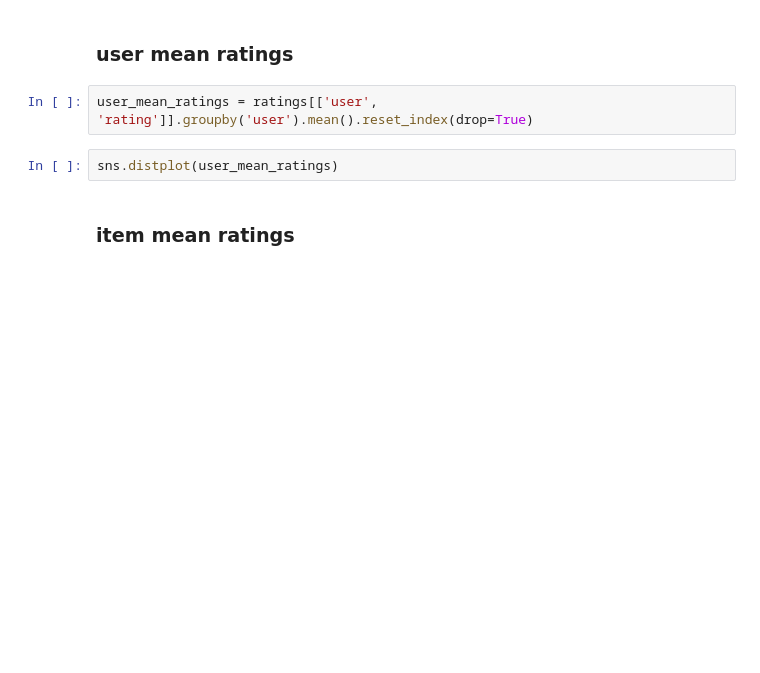
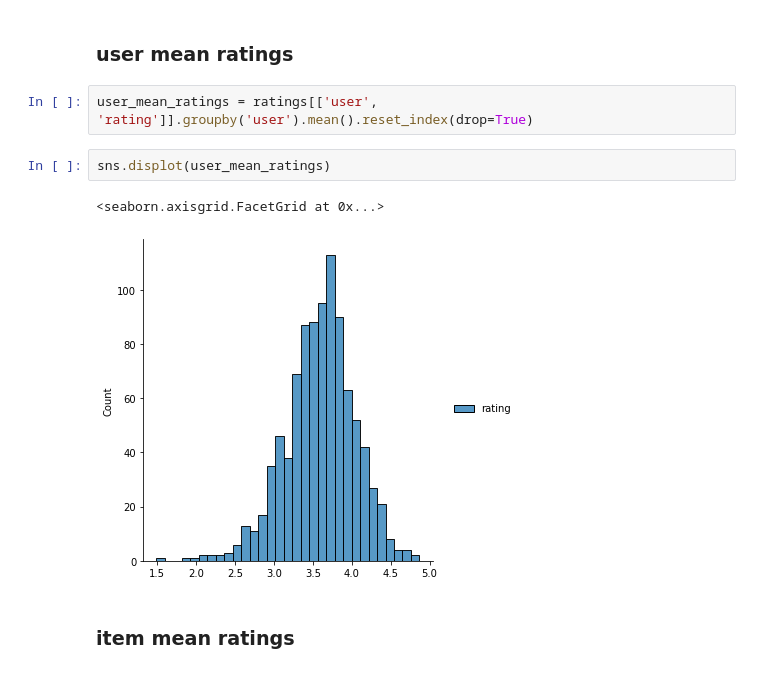
Before and after one commit to mkurovski/recsys_training, a Jupyter notebook: notebooks/solutions/1_s_explore_movielens.ipynb, the cells around one changed output. Cells and saved outputs as stored; diff of their text form; blank space fills up the shorter version.

```diff
--- a/notebooks/solutions/1_s_explore_movielens.ipynb
+++ b/notebooks/solutions/1_s_explore_movielens.ipynb
@@ -103,7 +168,10 @@ sns.lineplot(np.arange(n_items)/n_items+1/n_items,
 # %%
 user_mean_ratings = ratings[['user', 'rating']].groupby('user').mean().reset_index(drop=True)
 # %%
-sns.distplot(user_mean_ratings)
+sns.displot(user_mean_ratings)
+# %% [output]
+<seaborn.axisgrid.FacetGrid at 0x...>
+[figure, added]
 # %% [markdown]
 ### item mean ratings
 # %%
```
Also changed, not shown: parts of 23 cells of this notebook, 19 other files.
